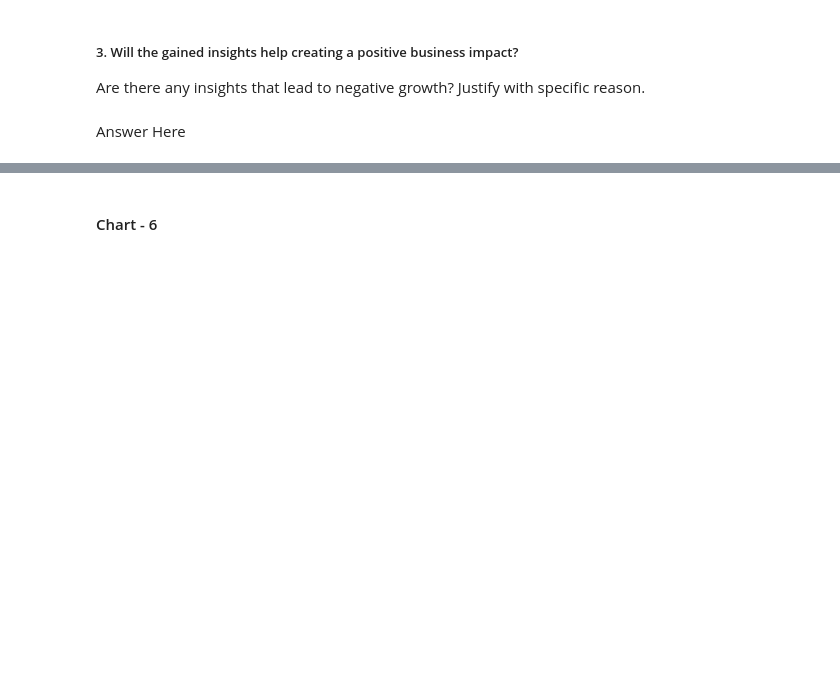
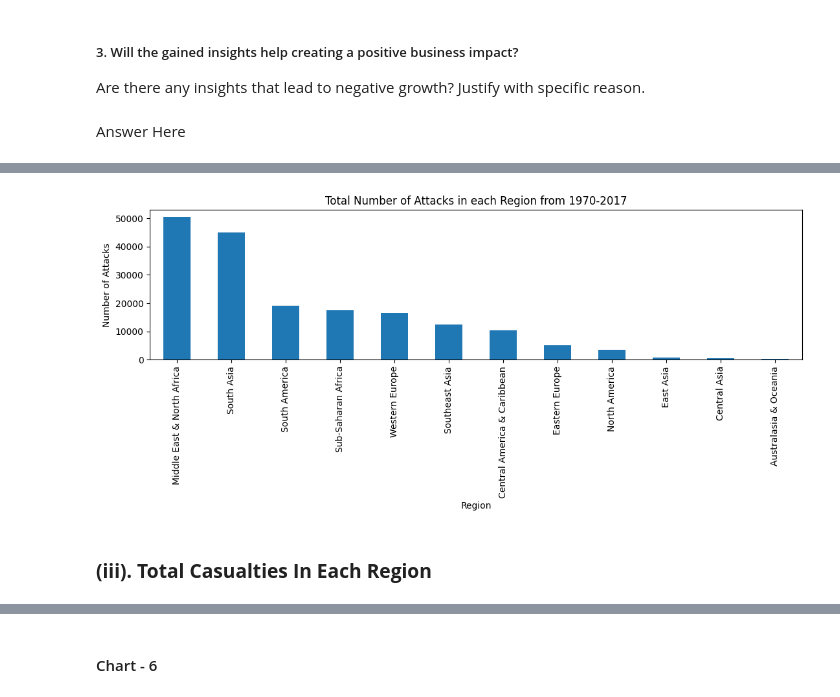
Before and after one commit to amolwagh77/Exploratory-Data-Analysis---Global-Terrorism, a Jupyter notebook: Sample EDA Submission Template.ipynb, the cells around one changed output, grey strips where cells are left out. Cells and saved outputs as stored; diff of their text form; code cells hidden in the pictures; blank space fills up the shorter version.

```diff
--- a/Sample EDA Submission Template.ipynb
+++ b/Sample EDA Submission Template.ipynb
@@ -419,0 +413,5 @@ Answer Here
+# %%
+regt=Attack_region.transpose()
+regt['Total']=regt.sum(axis=1)
+x=regt['Total'].sort_values(ascending=False)
+x
@@ -419,0 +433,10 @@ Answer Here
+# %%
+x.plot(kind='bar',figsize=(13,3))
+plt.title("Total Number of Attacks in each Region from 1970-2017")
+plt.xlabel("Region")
+plt.ylabel("Number of Attacks")
+plt.show()
+# %% [output]
+[figure, added]
+# %% [markdown]
+### **(iii). Total Casualties In Each Region**
```
Also changed, not shown: parts of 35 cells of this notebook.
